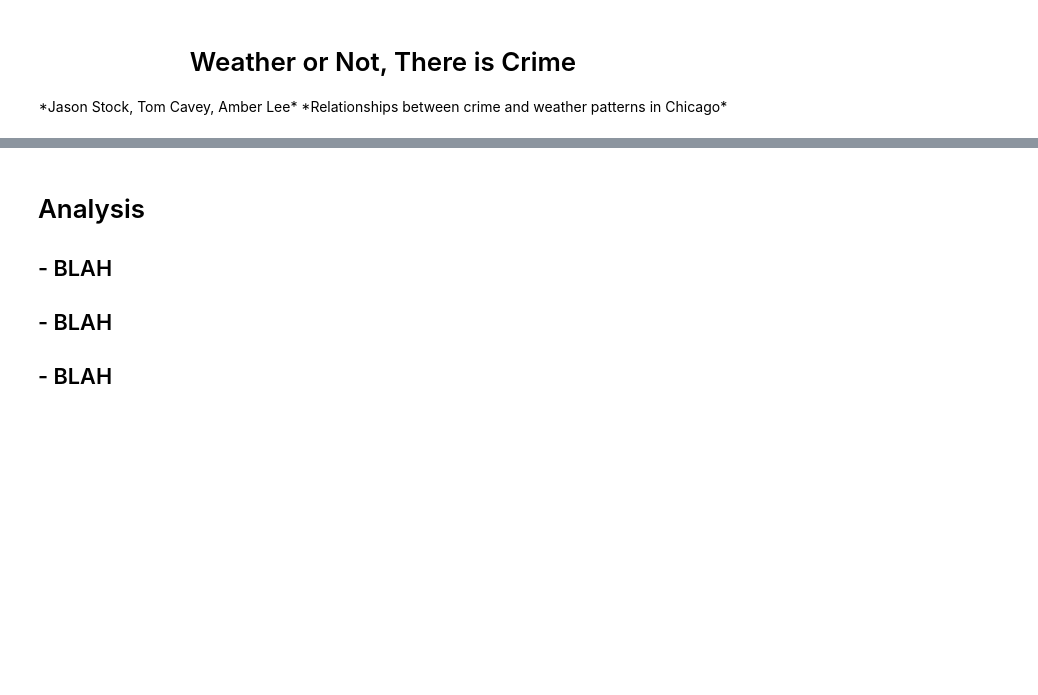
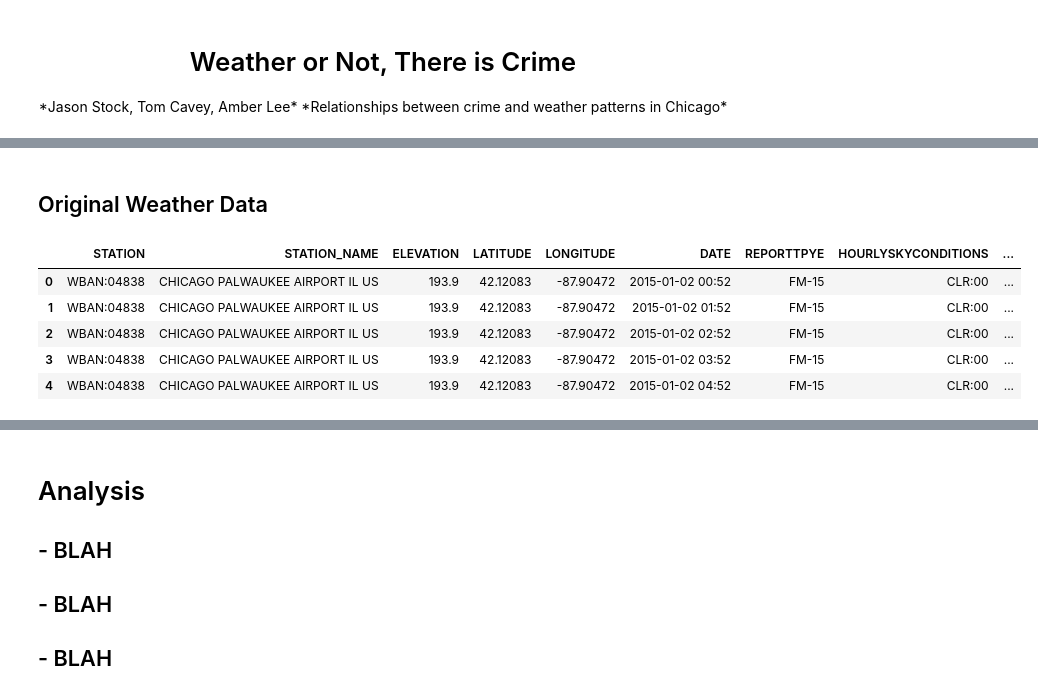
Before and after one commit to stockeh/big-data-weather-crime, a Jupyter notebook: notebooks/final-presentation.ipynb, the cells around one changed output, grey strips where cells are left out. Saved outputs shown, nothing was run; the diff lists cells and outputs as text; code cells hidden in the pictures; blank space fills up the shorter version.

```diff
--- a/notebooks/final-presentation.ipynb
+++ b/notebooks/final-presentation.ipynb
@@ -209,0 +213,11 @@ def bar_test(year=5, district='4'):
+# %% [markdown]
+## Original Weather Data
+# %%
+weather_head()
+# %% [output]
+|  | STATION | STATION_NAME | ELEVATION | LATITUDE | LONGITUDE | DATE | REPORTTPYE | HOURLYSKYCONDITIONS | ... |
+| 0 | WBAN:04838 | CHICAGO PALWAUKEE AIRPORT IL US | 193.9 | 42.12083 | -87.90472 | 2015-01-02 00:52 | FM-15 | CLR:00 | ... |
+| 1 | WBAN:04838 | CHICAGO PALWAUKEE AIRPORT IL US | 193.9 | 42.12083 | -87.90472 | 2015-01-02 01:52 | FM-15 | CLR:00 | ... |
+| 2 | WBAN:04838 | CHICAGO PALWAUKEE AIRPORT IL US | 193.9 | 42.12083 | -87.90472 | 2015-01-02 02:52 | FM-15 | CLR:00 | ... |
+| 3 | WBAN:04838 | CHICAGO PALWAUKEE AIRPORT IL US | 193.9 | 42.12083 | -87.90472 | 2015-01-02 03:52 | FM-15 | CLR:00 | ... |
+| 4 | WBAN:04838 | CHICAGO PALWAUKEE AIRPORT IL US | 193.9 | 42.12083 | -87.90472 | 2015-01-02 04:52 | FM-15 | CLR:00 | ... |
```
Also changed, not shown: parts of 10 cells of this notebook, 3 other files.
